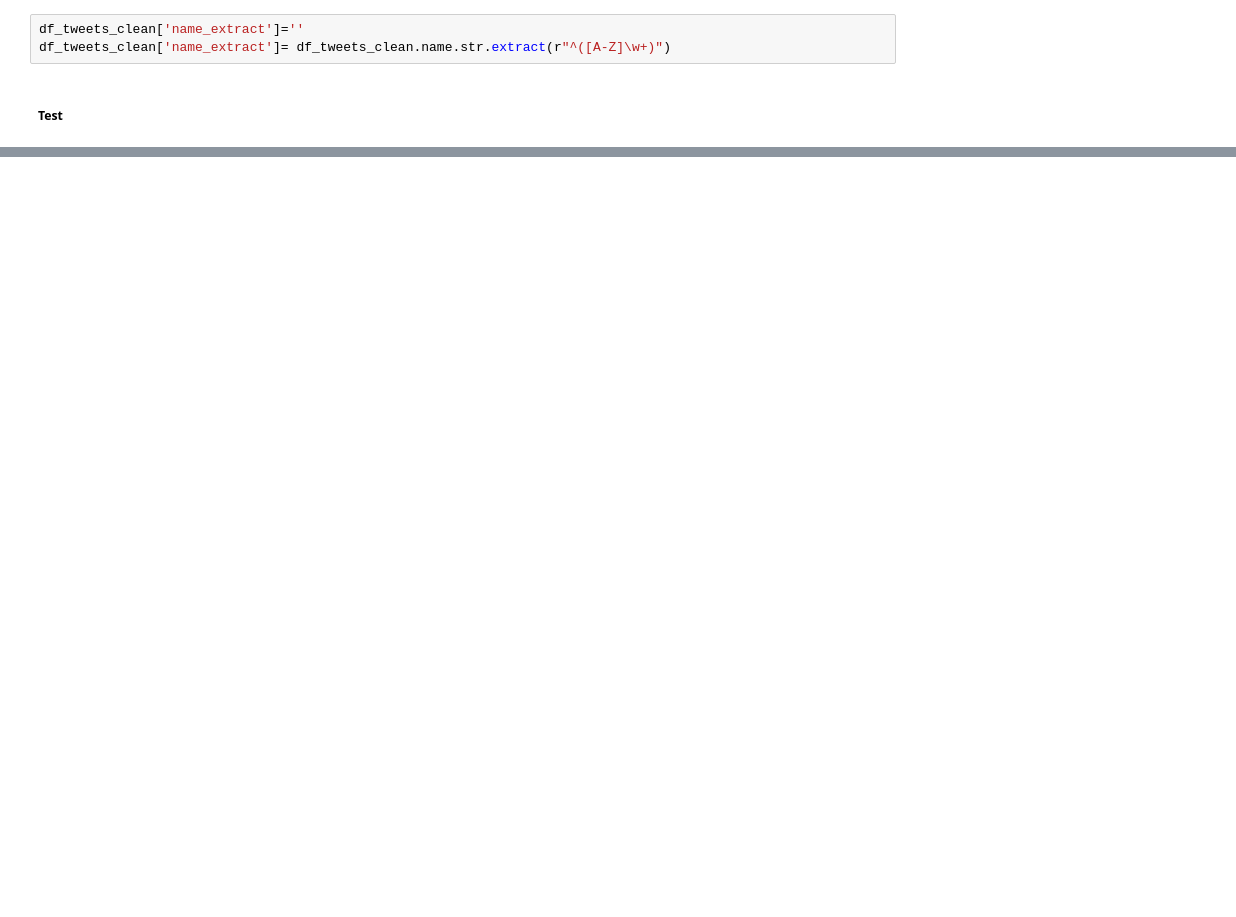
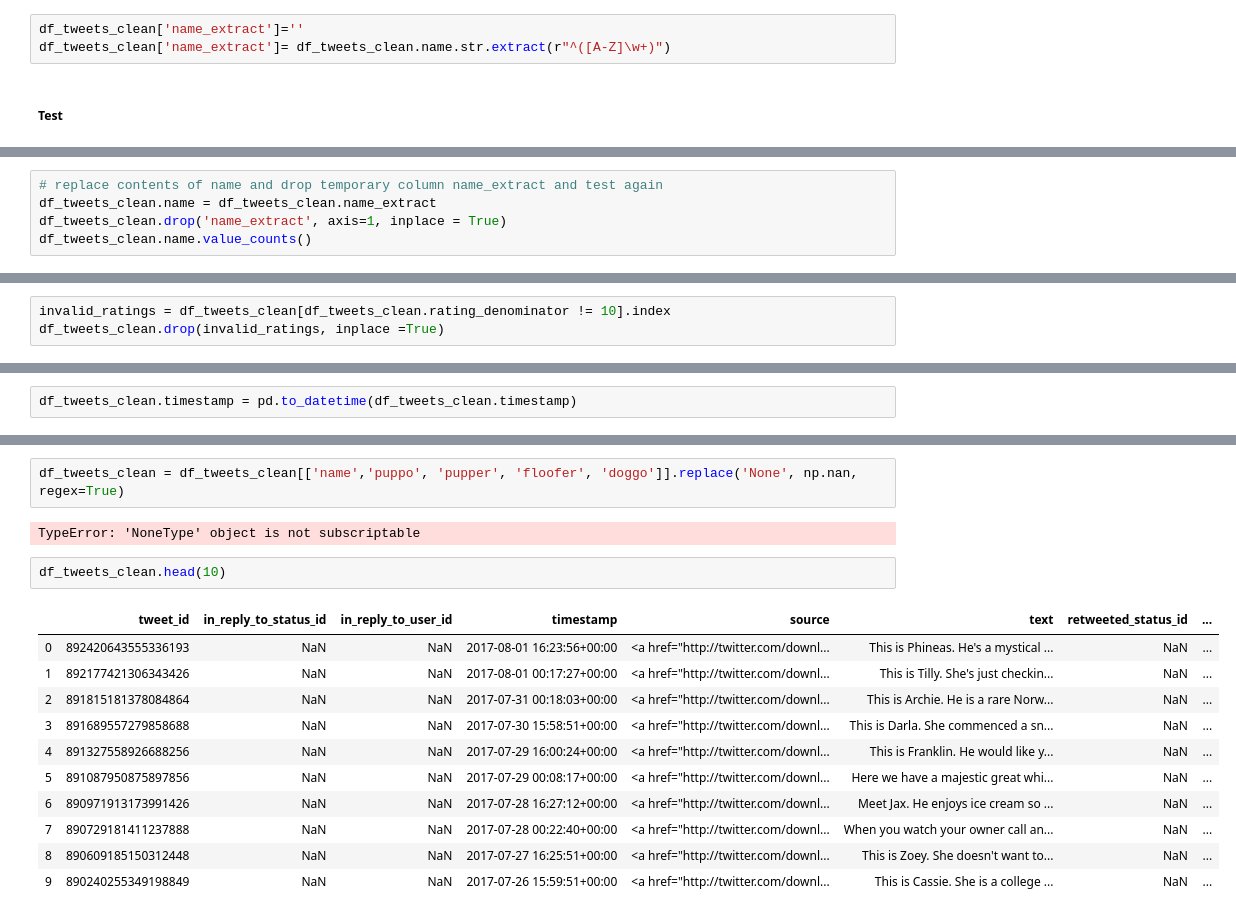
Before and after one commit to normannexo/we_rate_dogs_data_wrangling_project, a Jupyter notebook: wrangle_act.ipynb, the cells around one changed output, grey strips where cells are left out. Saved outputs shown, nothing was run; the diff lists cells and outputs as text; blank space fills up the shorter version.

```diff
--- a/wrangle_act.ipynb
+++ b/wrangle_act.ipynb
@@ -202,0 +263,5 @@ Name: name, dtype: int64
+# %%
+# replace contents of name and drop temporary column name_extract and test again
+df_tweets_clean.name = df_tweets_clean.name_extract
+df_tweets_clean.drop('name_extract', axis=1, inplace = True)
+df_tweets_clean.name.value_counts()
@@ -202,0 +286,3 @@ Name: name, dtype: int64
+# %%
+invalid_ratings = df_tweets_clean[df_tweets_clean.rating_denominator != 10].index
+df_tweets_clean.drop(invalid_ratings, inplace =True)
@@ -202,0 +302,2 @@ Name: name, dtype: int64
+# %%
+df_tweets_clean.timestamp = pd.to_datetime(df_tweets_clean.timestamp)
@@ -202,0 +318,18 @@ Name: name, dtype: int64
+# %%
+df_tweets_clean = df_tweets_clean[['name','puppo', 'pupper', 'floofer', 'doggo']].replace('None', np.nan, regex=True)
+# %% [output]
+TypeError: 'NoneType' object is not subscriptable
+# %%
+df_tweets_clean.head(10)
+# %% [output]
+|  | tweet_id | in_reply_to_status_id | in_reply_to_user_id | timestamp | source | text | retweeted_status_id | ... |
+| 0 | 892420643555336193 | NaN | NaN | 2017-08-01 16:23:56+00:00 | <a href="http://twitter.com/downl... | This is Phineas. He's a mystical ... | NaN | ... |
+| 1 | 892177421306343426 | NaN | NaN | 2017-08-01 00:17:27+00:00 | <a href="http://twitter.com/downl... | This is Tilly. She's just checkin... | NaN | ... |
+| 2 | 891815181378084864 | NaN | NaN | 2017-07-31 00:18:03+00:00 | <a href="http://twitter.com/downl... | This is Archie. He is a rare Norw... | NaN | ... |
+| 3 | 891689557279858688 | NaN | NaN | 2017-07-30 15:58:51+00:00 | <a href="http://twitter.com/downl... | This is Darla. She commenced a sn... | NaN | ... |
+| 4 | 891327558926688256 | NaN | NaN | 2017-07-29 16:00:24+00:00 | <a href="http://twitter.com/downl... | This is Franklin. He would like y... | NaN | ... |
+| 5 | 891087950875897856 | NaN | NaN | 2017-07-29 00:08:17+00:00 | <a href="http://twitter.com/downl... | Here we have a majestic great whi... | NaN | ... |
+| 6 | 890971913173991426 | NaN | NaN | 2017-07-28 16:27:12+00:00 | <a href="http://twitter.com/downl... | Meet Jax. He enjoys ice cream so ... | NaN | ... |
+| 7 | 890729181411237888 | NaN | NaN | 2017-07-28 00:22:40+00:00 | <a href="http://twitter.com/downl... | When you watch your owner call an... | NaN | ... |
+| 8 | 890609185150312448 | NaN | NaN | 2017-07-27 16:25:51+00:00 | <a href="http://twitter.com/downl... | This is Zoey. She doesn't want to... | NaN | ... |
+| 9 | 890240255349198849 | NaN | NaN | 2017-07-26 15:59:51+00:00 | <a href="http://twitter.com/downl... | This is Cassie. She is a college ... | NaN | ... |
```
Also changed, not shown: parts of 20 cells of this notebook, 1 other file.
